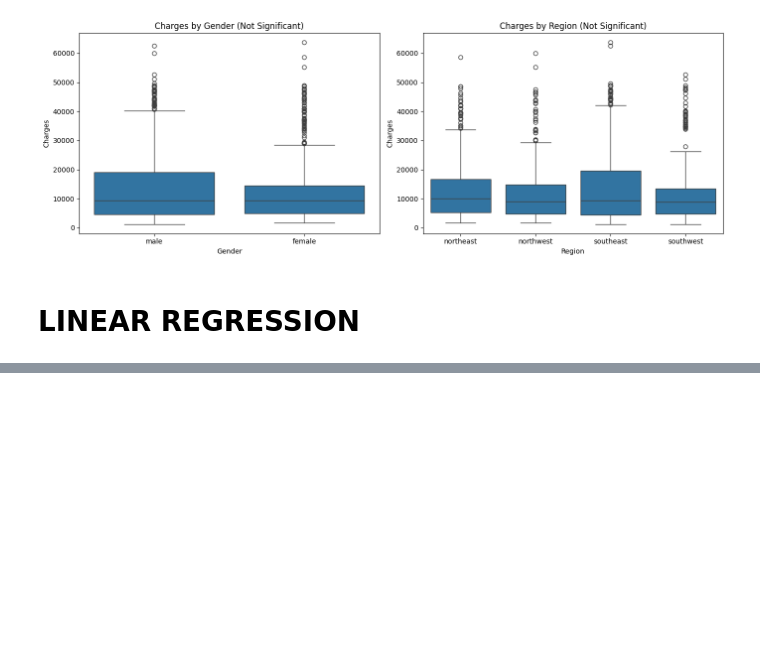
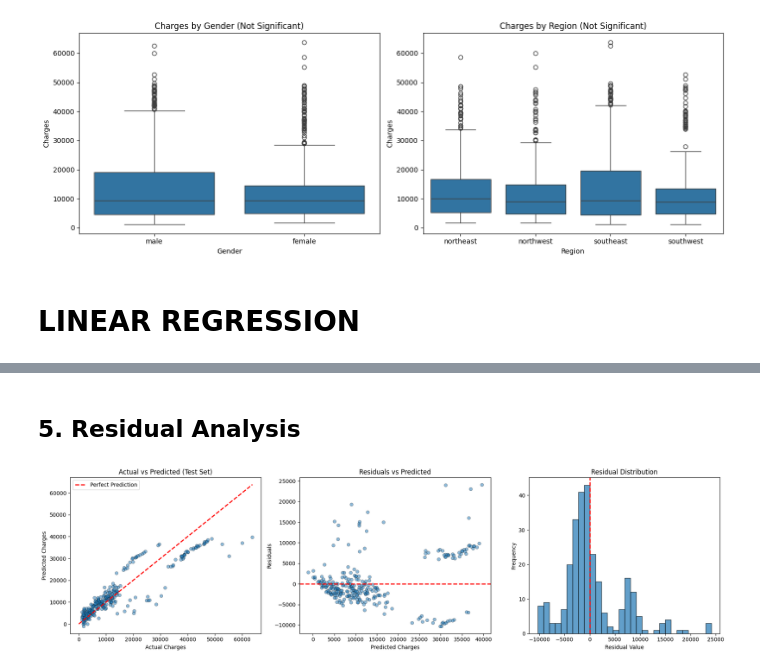
Before and after one commit to ameliacitradewi/C1-Tabular, a Jupyter notebook: code.ipynb, the cells around one changed output, grey strips where cells are left out. Cells and saved outputs as stored; diff of their text form; code cells hidden in the pictures; blank space fills up the shorter version.

```diff
--- a/code.ipynb
+++ b/code.ipynb
@@ -480,0 +611,31 @@ plt.show()
+# %% [markdown]
+## 5. Residual Analysis
+# %%
+residuals = y_test - y_pred_test
+
+fig, axes = plt.subplots(1, 3, figsize=(18, 5))
+
+axes[0].scatter(y_test, y_pred_test, alpha=0.5, edgecolors='black', linewidths=0.5)
+max_val = max(y_test.max(), y_pred_test.max())
+axes[0].plot([0, max_val], [0, max_val], 'r--', linewidth=2, label='Perfect Prediction')
+axes[0].set_xlabel('Actual Charges')
+axes[0].set_ylabel('Predicted Charges')
+axes[0].set_title('Actual vs Predicted (Test Set)')
+axes[0].legend()
+
+axes[1].scatter(y_pred_test, residuals, alpha=0.5, edgecolors='black', linewidths=0.5)
+axes[1].axhline(y=0, color='r', linestyle='--', linewidth=2)
+axes[1].set_xlabel('Predicted Charges')
+axes[1].set_ylabel('Residuals')
+axes[1].set_title('Residuals vs Predicted')
+
+axes[2].hist(residuals, bins=30, edgecolor='black', alpha=0.7)
+axes[2].axvline(x=0, color='r', linestyle='--', linewidth=2)
+axes[2].set_xlabel('Residual Value')
+axes[2].set_ylabel('Frequency')
+axes[2].set_title('Residual Distribution')
+
+plt.tight_layout()
+plt.show()
+# %% [output]
+[figure, added]
```
Also changed, not shown: parts of 12 cells of this notebook, 1 other file.
